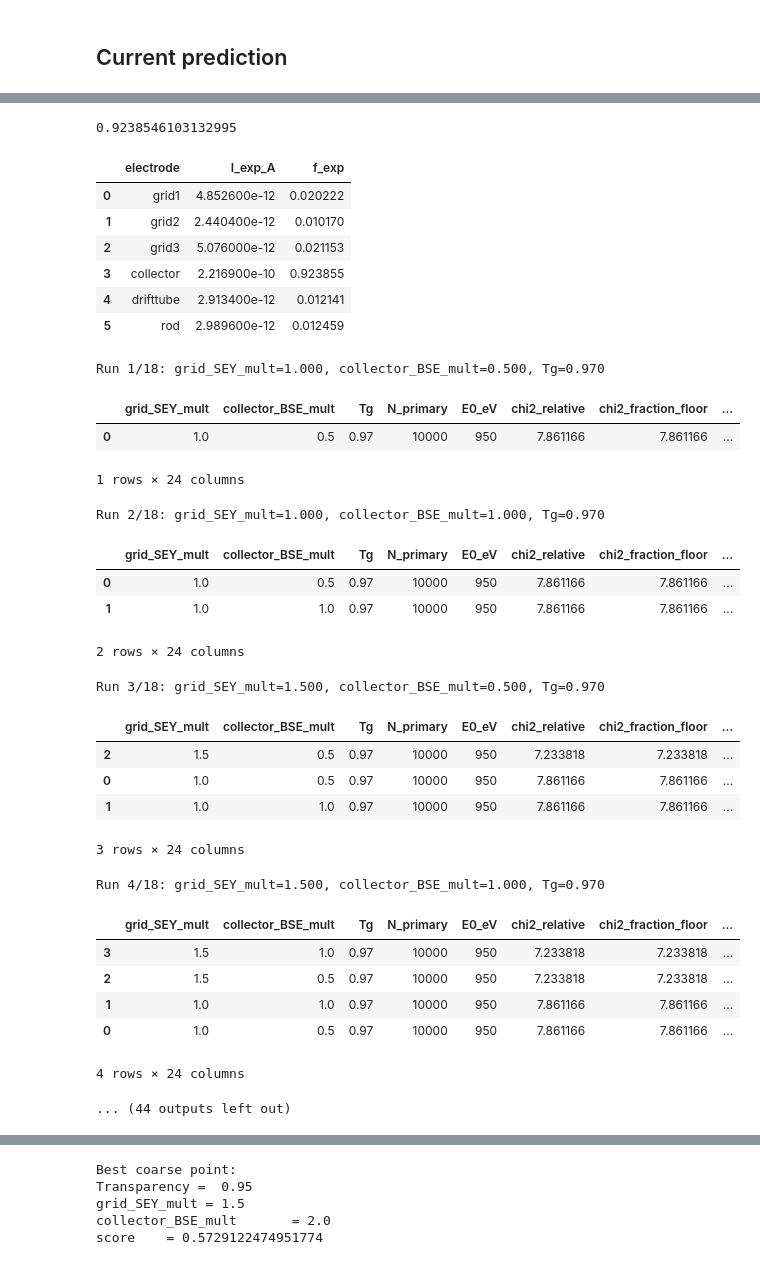
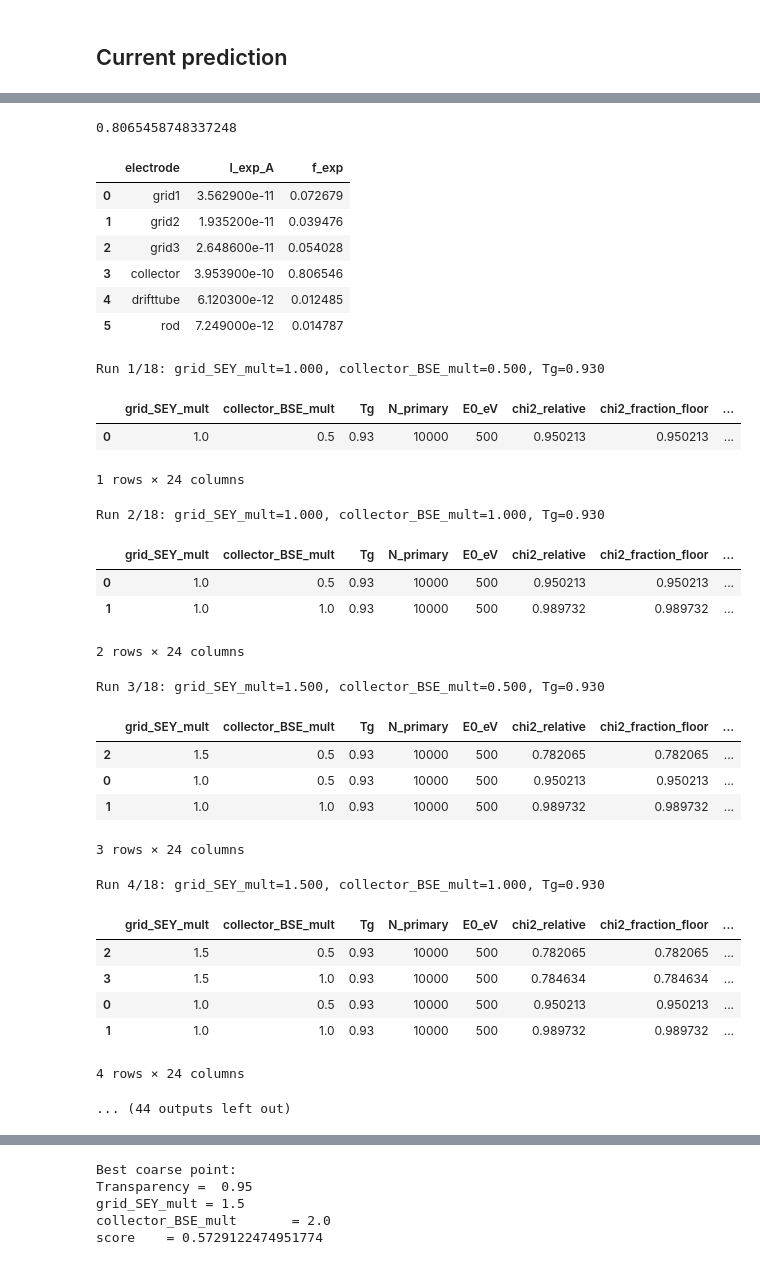
Before and after one commit to oridzel/rfa_python, a Jupyter notebook: notebooks/06_current_prediction_modes.ipynb, the cells around one changed output, grey strips where cells are left out. Drawn from its saved outputs; the diff is of its cells as text; code cells hidden in the pictures.

```diff
--- a/notebooks/06_current_prediction_modes.ipynb
+++ b/notebooks/06_current_prediction_modes.ipynb
@@ -35,7 +35,8 @@ Grid frame alignment
 # %% [markdown]
 ## Load field
 # %%
-field = rfa.load_field_npz("../results/fields/rfa_field_sample_50_g2g3_0_collector50_0p25mm.npz")
+# field = rfa.load_field_npz("../results/fields/rfa_field_sample_50_g2g3_0_collector50_0p25mm.npz")
+field = rfa.load_field_npz("../results/fields/field_h025mm_Vs0_Vg10_Vg20_Vg30_Vc50.npz")
 
 print(field.keys())
 print("V shape:", field["V"].shape)
@@ -818,13 +819,13 @@ correction_factor                  : 0.2459235668789809
 ## Current prediction
 # %%
 I_exp = {
-    "sample":    -3.6141e-10,
-    "grid1":      4.8526e-12,
-    "grid2":      2.4404e-12,
-    "grid3":      5.0760e-12,
-    "collector":  2.2169e-10,
-    "drifttube":  2.9134e-12,
-    "rod":        2.9896e-12,
+    "sample":    -1.2724e-10,
+    "grid1":      3.5629e-11,
+    "grid2":      1.9352e-11,
+    "grid3":      2.6486e-11,
+    "collector":  3.9539e-10,
+    "drifttube":  6.1203e-12,
+    "rod":        7.2490e-12,
 }
 
 fit_electrodes = [
@@ -858,7 +859,7 @@ pd.DataFrame({
 # %%
 I_exp['collector']/(I_exp['grid1']+I_exp['grid2']+I_exp['grid3']+I_exp['rod']+I_exp['drifttube']+I_exp['collector'])
 # %% [output]
-0.9238546103132995
+0.8065458748337248
 # %%
 df_exp_frac = pd.DataFrame({
     "electrode": fit_electrodes,
@@ -869,12 +870,12 @@ df_exp_frac = pd.DataFrame({
 df_exp_frac
 # %% [output]
 |  | electrode | I_exp_A | f_exp |
-| 0 | grid1 | 4.852600e-12 | 0.020222 |
-| 1 | grid2 | 2.440400e-12 | 0.010170 |
-| 2 | grid3 | 5.076000e-12 | 0.021153 |
-| 3 | collector | 2.216900e-10 | 0.923855 |
-| 4 | drifttube | 2.913400e-12 | 0.012141 |
-| 5 | rod | 2.989600e-12 | 0.012459 |
+| 0 | grid1 | 3.562900e-11 | 0.072679 |
+| 1 | grid2 | 1.935200e-11 | 0.039476 |
+| 2 | grid3 | 2.648600e-11 | 0.054028 |
+| 3 | collector | 3.953900e-10 | 0.806546 |
+| 4 | drifttube | 6.120300e-12 | 0.012485 |
+| 5 | rod | 7.249000e-12 | 0.014787 |
 # %%
 ELECTRODE_ORDER = [
     "sample",
@@ -1068,12 +1069,12 @@ def run_one_fit_point(
 
     return row, df_fit, cascade
 # %%
-Tg_values = [0.97, 0.98, 0.99]
+Tg_values = [0.93, 0.95, 0.97]
 grid_SEY_mult_values = [1.0, 1.5, 2.0]
 collector_BSE_mult_values = [0.5, 1.0]
 
 N_fit = 10000
-E0_fit = 950
+E0_fit = 500
 
 out_dir = Path("results/currents_prediction_scan")
 out_dir.mkdir(parents=True, exist_ok=True)
@@ -1110,48 +1111,48 @@ for Tg in Tg_values:
             )
 
             rows.append(row)
             fit_tables[(Tg, grid_SEY_mult, collector_BSE_mult)] = df_fit
 
             df_scan = pd.DataFrame(rows)
-            df_scan.to_csv(out_dir / "950eV_scan_sample_BSE_results_ext.csv", index=False)
+            df_scan.to_csv(out_dir / "500eV_scan_TEY_results_ext.csv", index=False)
 
             display(df_scan.sort_values("chi2_fraction_floor").head())
 
             df = cascade_i["df_cascade"]
 
             df_sources = (
                 df.groupby(["source_owner", "source_electrode"])
                 .size()
                 .reset_index(name="n")
                 .sort_values("n", ascending=False)
             )
 
             df_sources.head(20)
 
 df_scan = pd.DataFrame(rows)
 df_scan.sort_values("chi2_fraction_floor")
 # %% [output]
-Run 1/18: grid_SEY_mult=1.000, collector_BSE_mult=0.500, Tg=0.970
+Run 1/18: grid_SEY_mult=1.000, collector_BSE_mult=0.500, Tg=0.930
 |  | grid_SEY_mult | collector_BSE_mult | Tg | N_primary | E0_eV | chi2_relative | chi2_fraction_floor | ... |
-| 0 | 1.0 | 0.5 | 0.97 | 10000 | 950 | 7.861166 | 7.861166 | ... |
+| 0 | 1.0 | 0.5 | 0.93 | 10000 | 500 | 0.950213 | 0.950213 | ... |
 1 rows × 24 columns
-Run 2/18: grid_SEY_mult=1.000, collector_BSE_mult=1.000, Tg=0.970
+Run 2/18: grid_SEY_mult=1.000, collector_BSE_mult=1.000, Tg=0.930
 |  | grid_SEY_mult | collector_BSE_mult | Tg | N_primary | E0_eV | chi2_relative | chi2_fraction_floor | ... |
-| 0 | 1.0 | 0.5 | 0.97 | 10000 | 950 | 7.861166 | 7.861166 | ... |
-| 1 | 1.0 | 1.0 | 0.97 | 10000 | 950 | 7.861166 | 7.861166 | ... |
+| 0 | 1.0 | 0.5 | 0.93 | 10000 | 500 | 0.950213 | 0.950213 | ... |
+| 1 | 1.0 | 1.0 | 0.93 | 10000 | 500 | 0.989732 | 0.989732 | ... |
 2 rows × 24 columns
-Run 3/18: grid_SEY_mult=1.500, collector_BSE_mult=0.500, Tg=0.970
+Run 3/18: grid_SEY_mult=1.500, collector_BSE_mult=0.500, Tg=0.930
 |  | grid_SEY_mult | collector_BSE_mult | Tg | N_primary | E0_eV | chi2_relative | chi2_fraction_floor | ... |
-| 2 | 1.5 | 0.5 | 0.97 | 10000 | 950 | 7.233818 | 7.233818 | ... |
-| 0 | 1.0 | 0.5 | 0.97 | 10000 | 950 | 7.861166 | 7.861166 | ... |
-| 1 | 1.0 | 1.0 | 0.97 | 10000 | 950 | 7.861166 | 7.861166 | ... |
+| 2 | 1.5 | 0.5 | 0.93 | 10000 | 500 | 0.782065 | 0.782065 | ... |
+| 0 | 1.0 | 0.5 | 0.93 | 10000 | 500 | 0.950213 | 0.950213 | ... |
+| 1 | 1.0 | 1.0 | 0.93 | 10000 | 500 | 0.989732 | 0.989732 | ... |
 3 rows × 24 columns
-Run 4/18: grid_SEY_mult=1.500, collector_BSE_mult=1.000, Tg=0.970
+Run 4/18: grid_SEY_mult=1.500, collector_BSE_mult=1.000, Tg=0.930
 |  | grid_SEY_mult | collector_BSE_mult | Tg | N_primary | E0_eV | chi2_relative | chi2_fraction_floor | ... |
-| 3 | 1.5 | 1.0 | 0.97 | 10000 | 950 | 7.233818 | 7.233818 | ... |
-| 2 | 1.5 | 0.5 | 0.97 | 10000 | 950 | 7.233818 | 7.233818 | ... |
-| 1 | 1.0 | 1.0 | 0.97 | 10000 | 950 | 7.861166 | 7.861166 | ... |
-| 0 | 1.0 | 0.5 | 0.97 | 10000 | 950 | 7.861166 | 7.861166 | ... |
+| 2 | 1.5 | 0.5 | 0.93 | 10000 | 500 | 0.782065 | 0.782065 | ... |
+| 3 | 1.5 | 1.0 | 0.93 | 10000 | 500 | 0.784634 | 0.784634 | ... |
+| 0 | 1.0 | 0.5 | 0.93 | 10000 | 500 | 0.950213 | 0.950213 | ... |
+| 1 | 1.0 | 1.0 | 0.93 | 10000 | 500 | 0.989732 | 0.989732 | ... |
 4 rows × 24 columns
 ... (44 outputs left out)
 # %%
```
Also changed, not shown: parts of 2 cells of this notebook, 3 other files.
